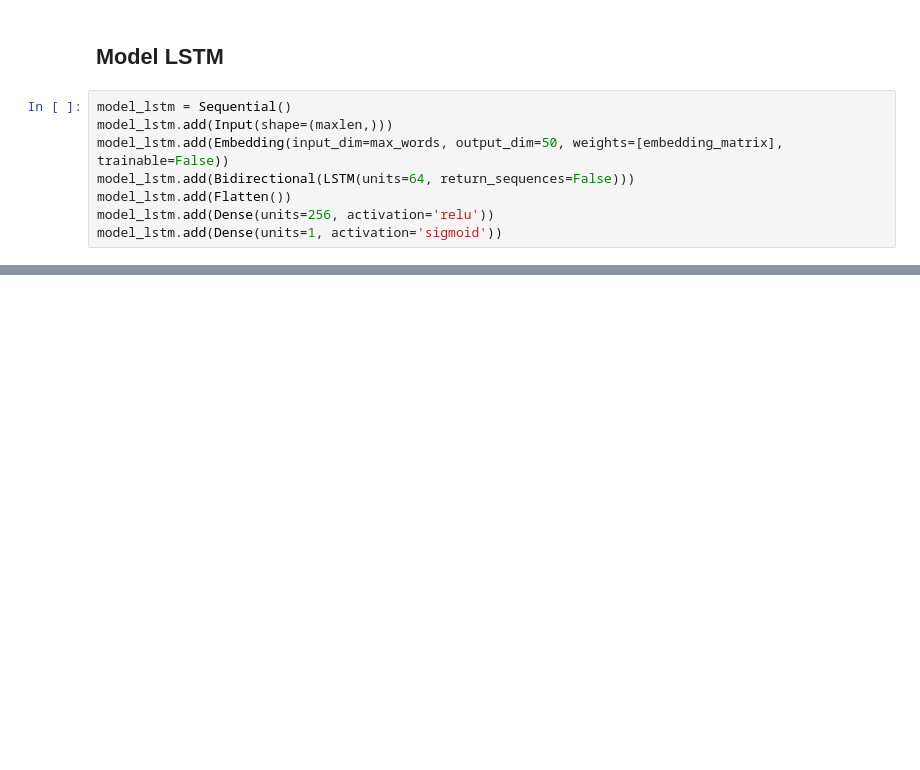
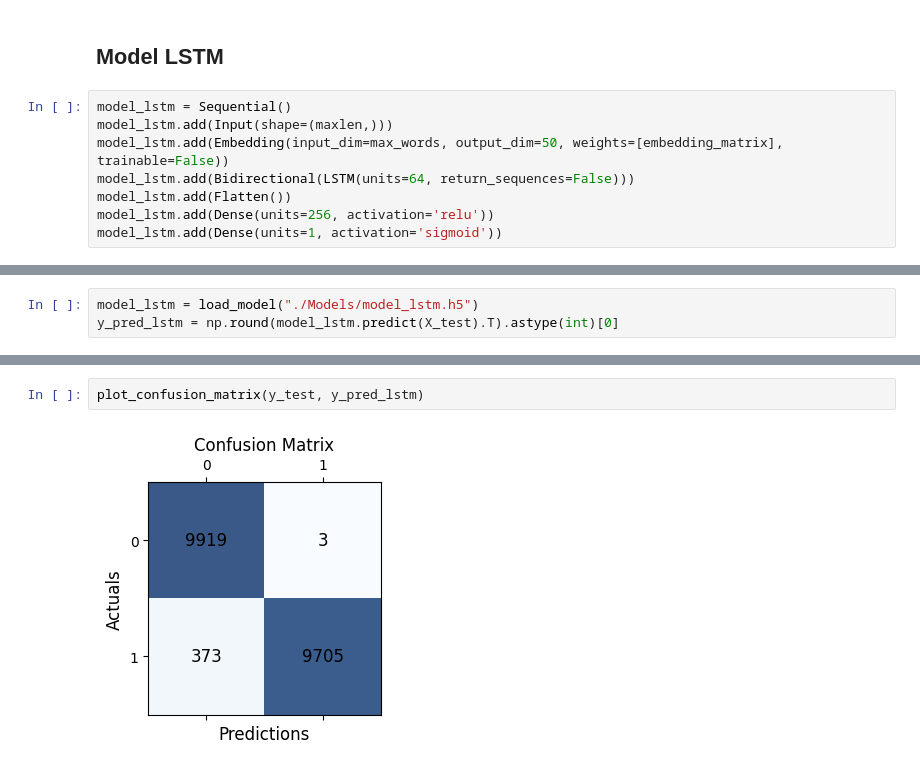
Before and after one commit to armadrigal/movie-review-opinion-analysis-and-language-detection, a Jupyter notebook: Language detector.ipynb, the cells around one changed output, grey strips where cells are left out. Saved outputs shown, nothing was run; the diff lists cells and outputs as text; blank space fills up the shorter version.

```diff
--- a/Language detector.ipynb
+++ b/Language detector.ipynb
@@ -323,0 +329,3 @@ Epoch 8/10
+# %%
+model_lstm = load_model("./Models/model_lstm.h5")
+y_pred_lstm = np.round(model_lstm.predict(X_test).T).astype(int)[0]
@@ -323,0 +334,4 @@ Epoch 8/10
+# %%
+plot_confusion_matrix(y_test, y_pred_lstm)
+# %% [output]
+[figure, added]
```
Also changed, not shown: parts of 6 cells of this notebook.
